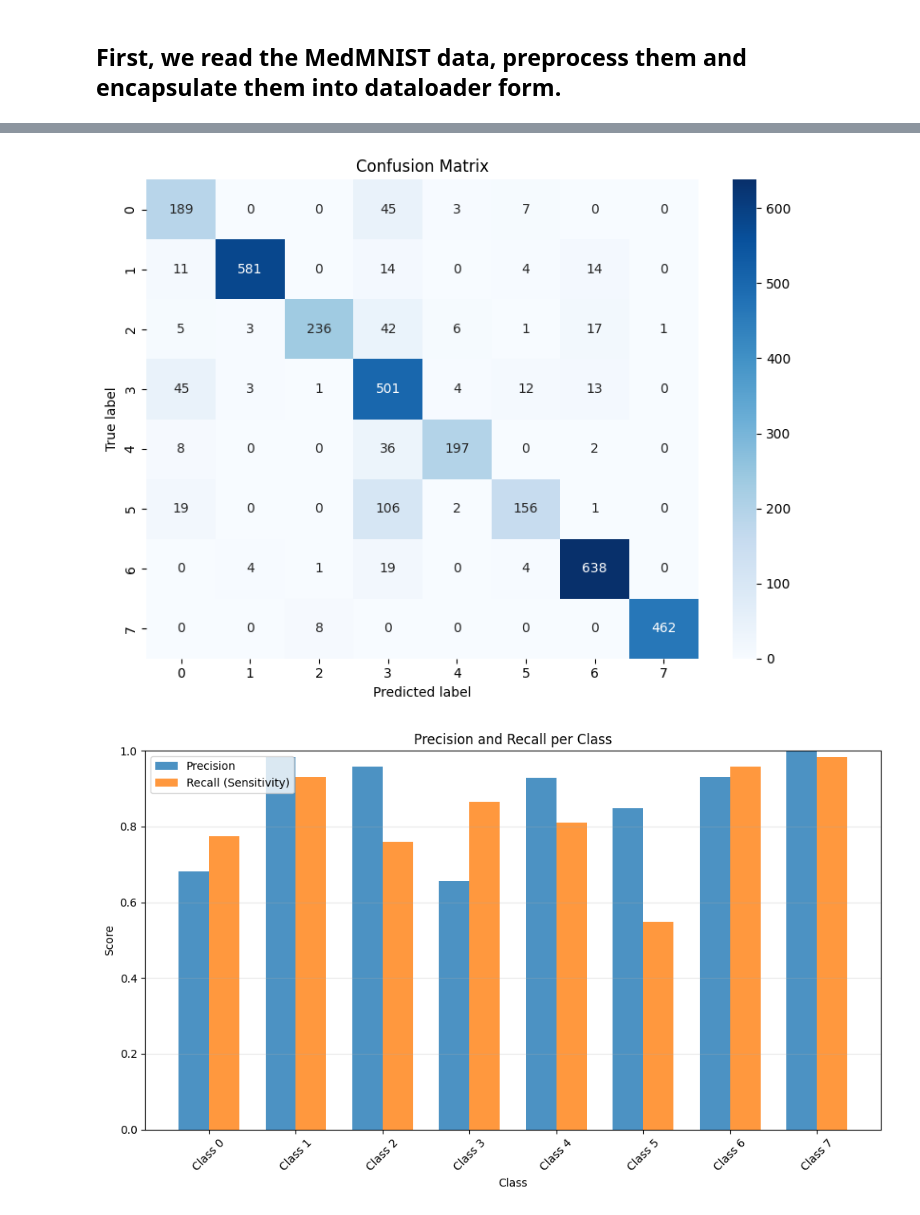
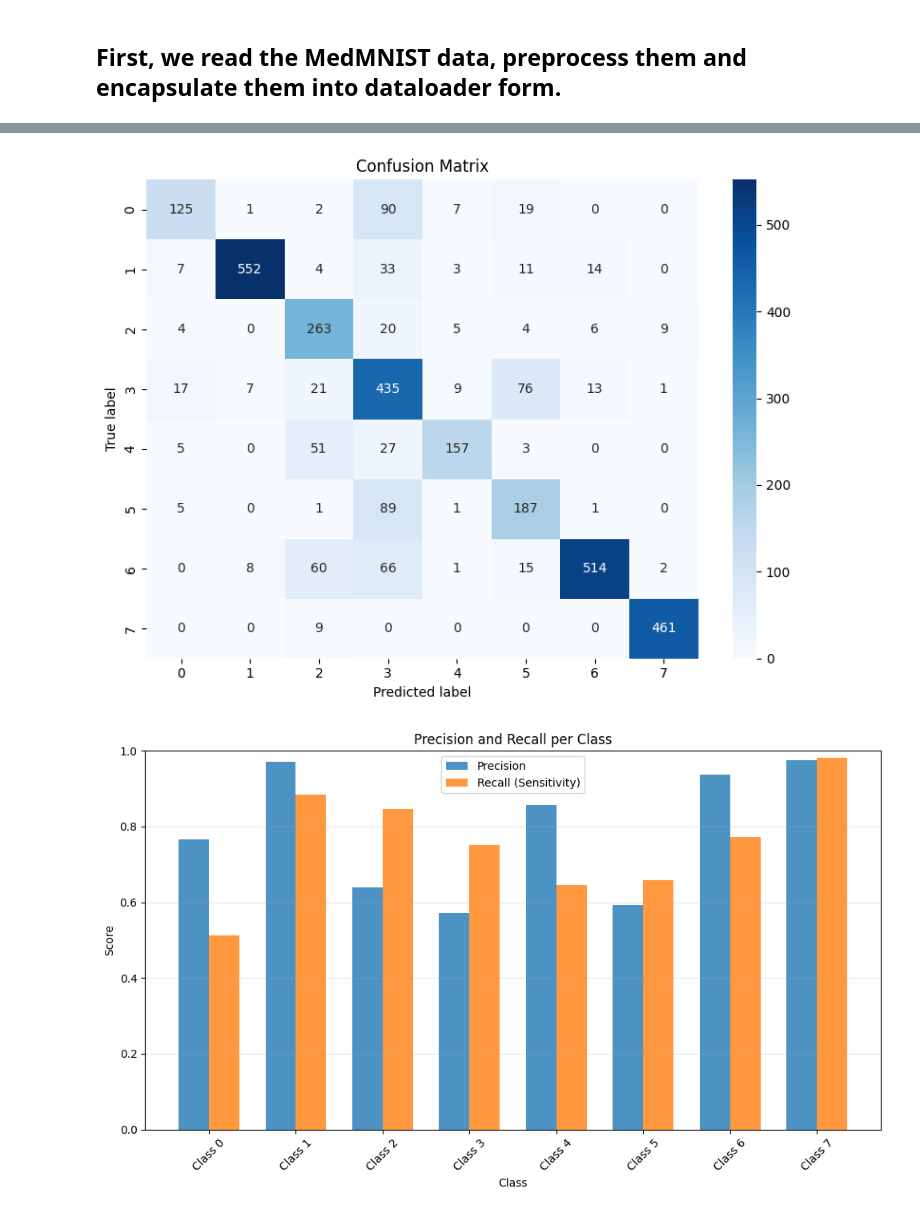
Before and after one commit to TiagoSilva35/Blood_discriminator, a Jupyter notebook: src/main.ipynb, the cells around one changed output, grey strips where cells are left out. Saved outputs shown, nothing was run; the diff lists cells and outputs as text; code cells hidden in the pictures.

```diff
--- a/src/main.ipynb
+++ b/src/main.ipynb
@@ -52,7 +52,7 @@ test_loader = data.DataLoader(dataset=test_dataset, batch_size=2*BATCH_SIZE, shu
 validation_loader = data.DataLoader(dataset=validation_dataset, batch_size=2*BATCH_SIZE, shuffle=False)
 # %%
 # variables declaration
-model_type = 'CNN'
+model_type = 'MLNN'
 n_epochs = 15
 n_layers = 1
 n_inputs = n_channels * 28 * 28
@@ -153,7 +153,9 @@ if model_type == 'CNN':
 
 elif model_type == 'MLNN':
     model = MLP.MLP(n_inputs, [size_hidden_layer] * n_layers, n_classes, 0.2)
-    optimizer = optim.Adam(model.parameters(), lr=learning_rate)
+    # optimizer = optim.Adam(model.parameters(), lr=learning_rate)
+    optimizer = optim.SGD(model.parameters(), lr=0.01, momentum0.9)
+
 
     # Process data
     X_train, y_train = process_data(train_loader)
@@ -261,2 +263,2 @@ Macro Specificity: 0.9803
-[figure, old version]
+[figure, new version]
-[figure, old version]
+[figure, new version]
```
Also changed, not shown: parts of 1 cell of this notebook, 14 other files.
